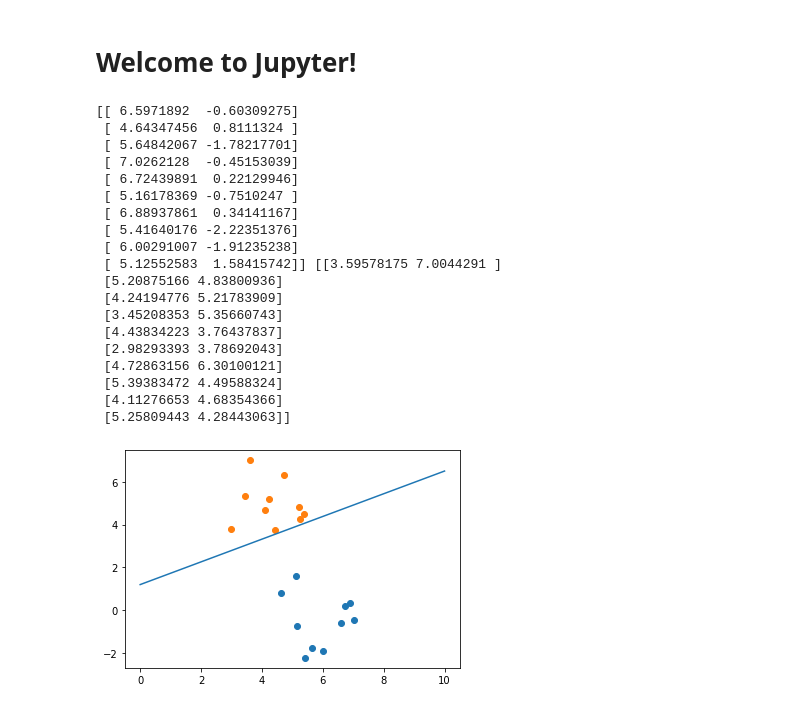
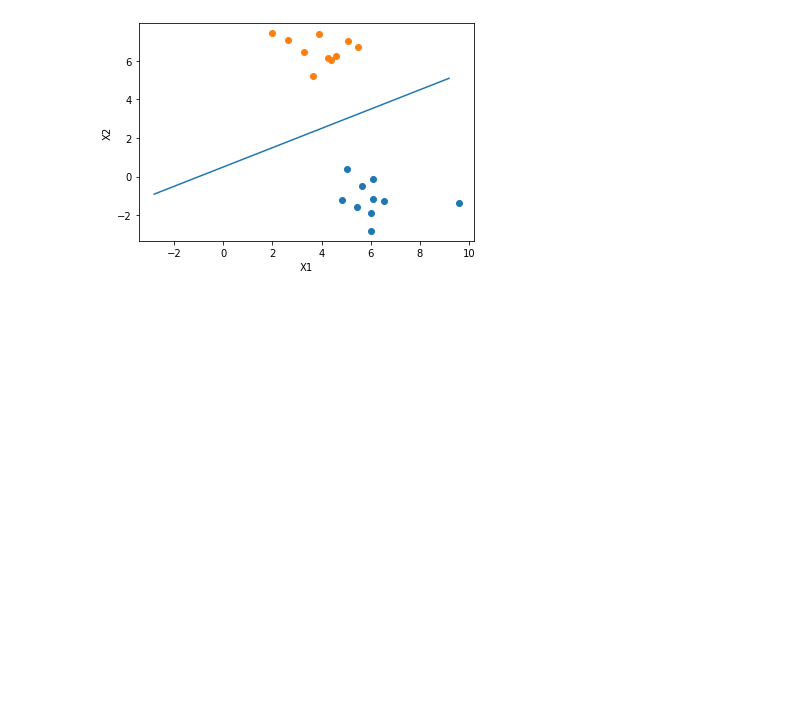
Before and after one commit to iloveleejunghyun/CMPE257_ML_HW1, a Jupyter notebook: problem4.ipynb, the cells around one changed output. Drawn from its saved outputs; the diff is of its cells as text; code cells hidden in the pictures; blank space fills up the shorter version.

```diff
--- a/problem4.ipynb
+++ b/problem4.ipynb
@@ -1,42 +1,41 @@
-# %% [markdown]
-# Welcome to Jupyter!
 # %%
 #(a)
 import matplotlib.pyplot as plt
 import numpy as np
-#f(x) = 0.5x + 1.5
-plt.plot([0,10],[1.2,6.5])
+
+#draw f
+def draw_f(x_min, x_max):
+    x = np.arange(x_min, x_max)
+    y = 0.5*x + 0.5
+    plt.plot(x,y)
+
+def draw_g(x_min, x_max, w):
+    x = np.arange(x_min,x_max)
+    y = (-w[0]*x-w[2])/w[1]
+    plt.plot(x,y)
+
+#draw points
+def generate_X(N):
+    mean1 = [6,-1]
+    cov1 = [[1,0],[0,1]]
+    mean2 = (4,6)
+    cov2 = [[1,0],[0,1]]
+    X1 = np.random.multivariate_normal(mean1,cov1,N//2)
+    X2 = np.random.multivariate_normal(mean2,cov1,N//2)
+    return X1, X2
+
+def draw_points(X1, X2):
+    plt.scatter(X1[:,0],X1[:,1],marker='o')
+    plt.scatter(X2[:,0],X2[:,1],marker='o')
+    plt.xlabel("X1")
+    plt.ylabel("X2")
+    # plt.show()
+
 N = 20
-mean1 = [6,0]
-cov1 = [[1,0],[0,1]]
-mean2 = (4,5)
-cov2 = [[1,0],[0,1]]
-X1 = np.random.multivariate_normal(mean1,cov1,N//2)
-X2 = np.random.multivariate_normal(mean2,cov1,N//2)
-# print(X1,X2)
-plt.scatter(X1[:,0],X1[:,1],marker='o')
-plt.scatter(X2[:,0],X2[:,1],marker='o')
-plt.show()
+X1,X2 = generate_X(N)
+draw_f(min(X1.min(),X2.min()), max(X1.max(), X2.max()))
+draw_points(X1, X2)
 # %% [output]
-[[ 6.5971892  -0.60309275]
- [ 4.64347456  0.8111324 ]
- [ 5.64842067 -1.78217701]
- [ 7.0262128  -0.45153039]
- [ 6.72439891  0.22129946]
- [ 5.16178369 -0.7510247 ]
- [ 6.88937861  0.34141167]
- [ 5.41640176 -2.22351376]
- [ 6.00291007 -1.91235238]
- [ 5.12552583  1.58415742]] [[3.59578175 7.0044291 ]
- [5.20875166 4.83800936]
- [4.24194776 5.21783909]
- [3.45208353 5.35660743]
- [4.43834223 3.76437837]
- [2.98293393 3.78692043]
- [4.72863156 6.30100121]
- [5.39383472 4.49588324]
- [4.11276653 4.68354366]
- [5.25809443 4.28443063]]
-[figure, old version]
+[figure, new version]
 # %%
 #(b)
```
Also changed, not shown: parts of 7 cells of this notebook, 1 other file.
